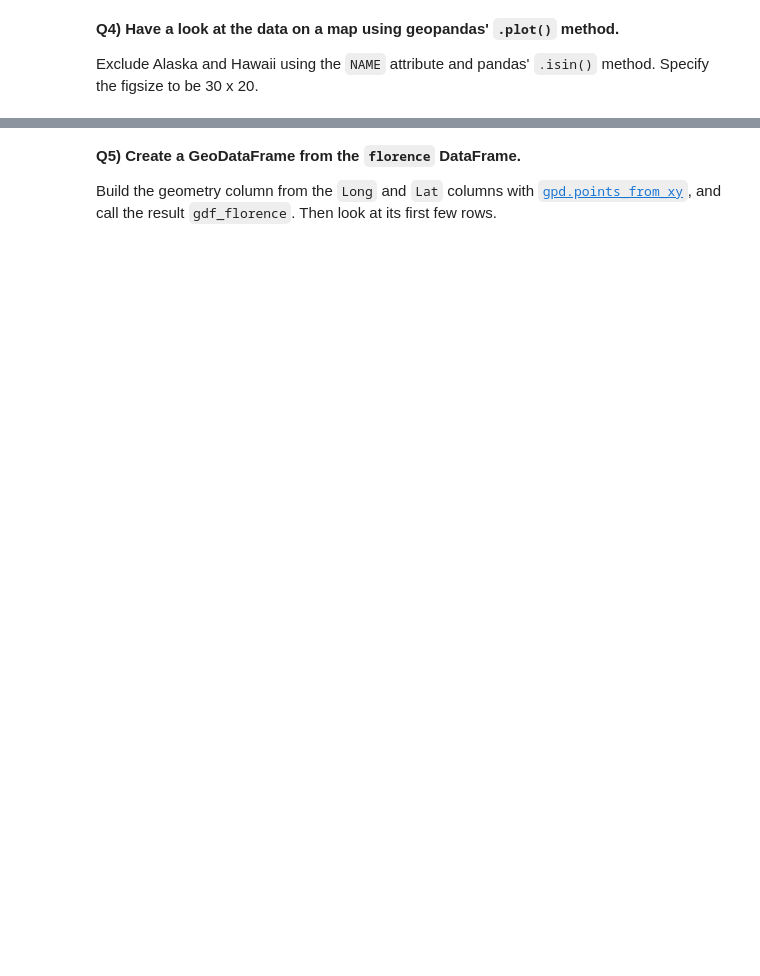
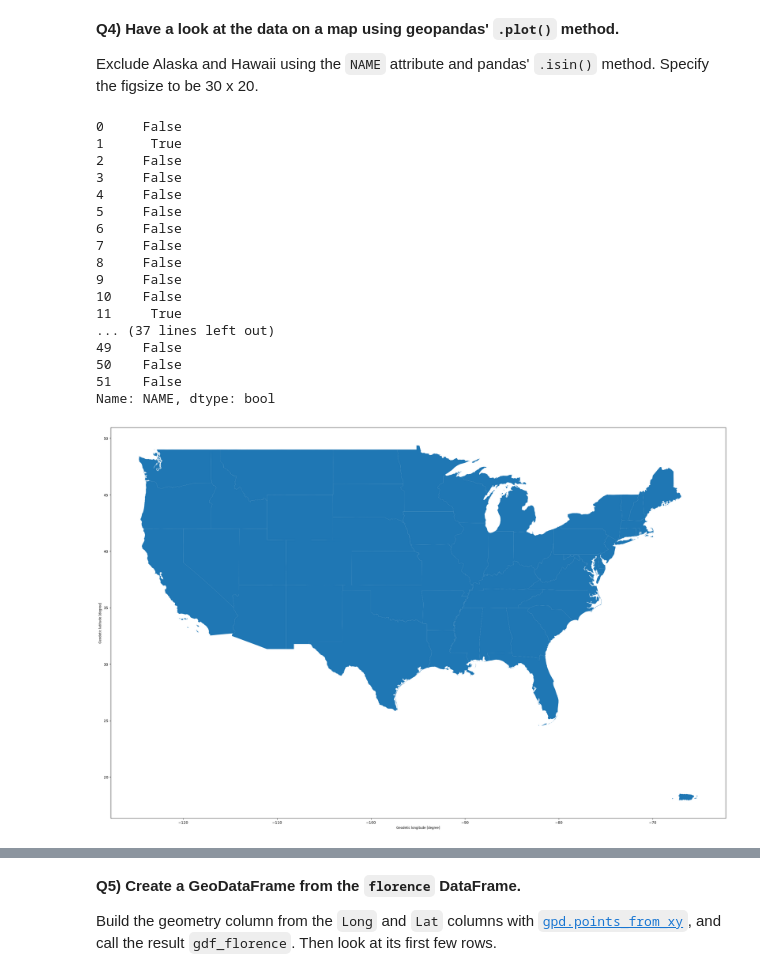
Before and after one commit to louisbetrisey/2026_Intro_Python, a Jupyter notebook: 1.6-geospatial-vector-data-environmental-exercises.ipynb, the cells around one changed output, grey strips where cells are left out. Drawn from its saved outputs; the diff is of its cells as text; code cells hidden in the pictures; blank space fills up the shorter version.

```diff
--- a/1.6-geospatial-vector-data-environmental-exercises.ipynb
+++ b/1.6-geospatial-vector-data-environmental-exercises.ipynb
@@ -80,0 +84,2 @@ The file is cached at `states_path`. Call the result `country`.
+# %%
+country = gpd.read_file(states_path)
@@ -91,6 +124,28 @@ Exclude Alaska and Hawaii using the `NAME` attribute and pandas' `.isin()` metho
 figsize to be 30 x 20.
 # %%
 # Plot the US states (Alaska and Hawaii excluded)
+exclure = country["NAME"].isin(["Alaska", "Hawaii"])    # True pour Alaska et Hawaii
+country[~exclure].plot(figsize=(30, 20))
+plt.show()
+# %% [output]
+0     False
+1      True
+2     False
+3     False
+4     False
+5     False
+6     False
+7     False
+8     False
+9     False
+10    False
+11     True
+... (37 lines left out)
+49    False
+50    False
+51    False
+Name: NAME, dtype: bool
+[figure, added]
 # %%
 # Pre-supplied: read in the hurricane Florence data, drop the advisory bookkeeping columns,
 # fix the longitude sign, and have a look at the dataframe.
```
Also changed, not shown: parts of 15 cells of this notebook.
